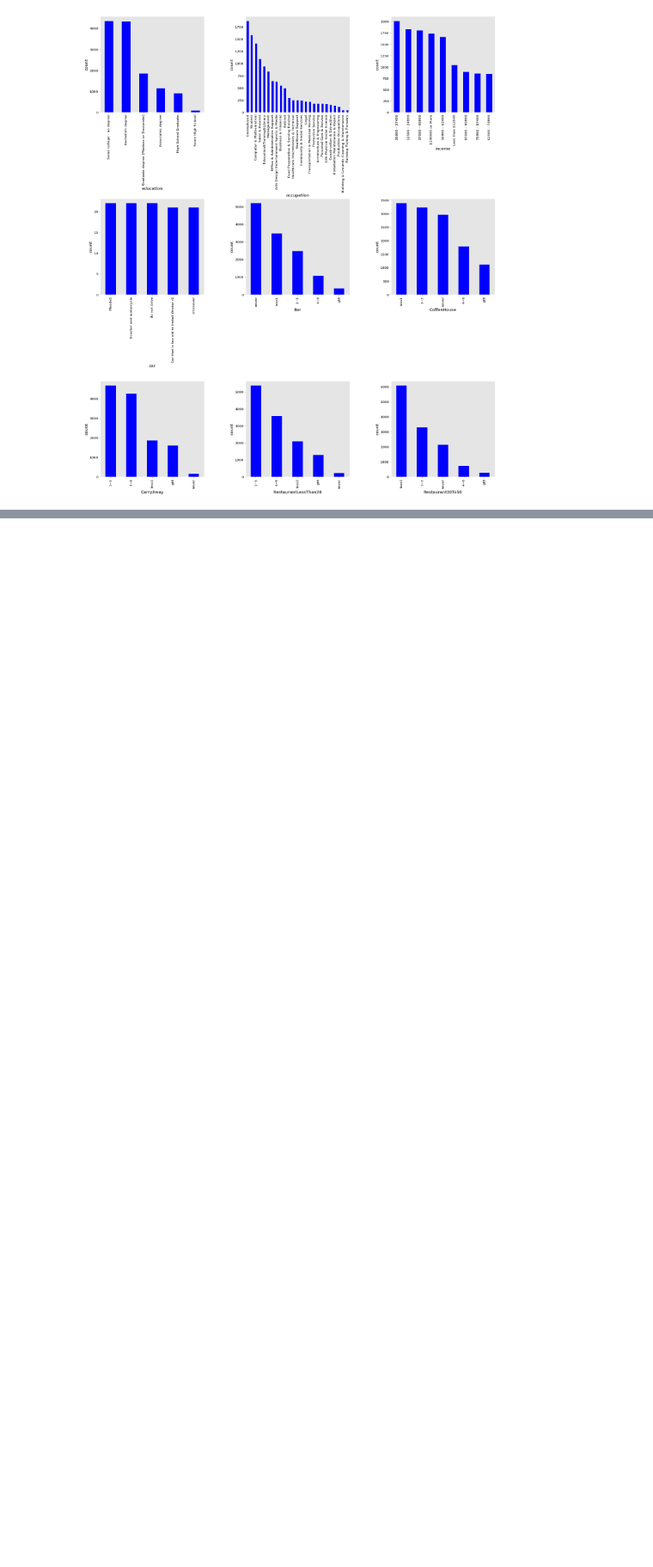
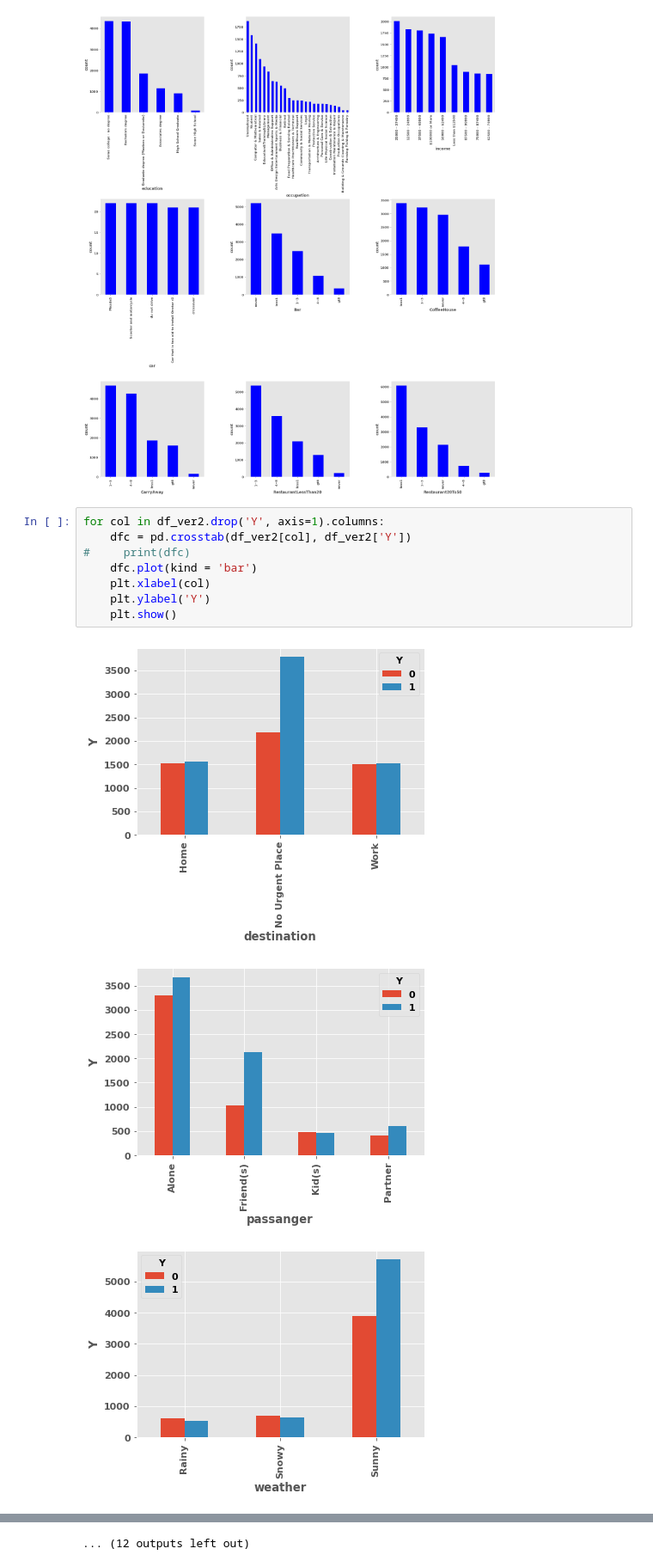
Before and after one commit to Ron256/GroupProjectMachLearning, a Jupyter notebook: GroupProject-in-vehicle-copoun-Recommendation.ipynb, the cells around one changed output, grey strips where cells are left out. Shown at 86% size. Saved outputs shown, nothing was run; the diff lists cells and outputs as text; blank space fills up the shorter version.

```diff
--- a/GroupProject-in-vehicle-copoun-Recommendation.ipynb
+++ b/GroupProject-in-vehicle-copoun-Recommendation.ipynb
@@ -301,3 +342,15 @@ for i in range(len(CategoricalRe)):
 plt.show()
 # %% [output]
 [figure]
+# %%
+for col in df_ver2.drop('Y', axis=1).columns:
+    dfc = pd.crosstab(df_ver2[col], df_ver2['Y'])
+#     print(dfc)
+    dfc.plot(kind = 'bar')
+    plt.xlabel(col)
+    plt.ylabel('Y')
+    plt.show()
+# %% [output]
+[figure, added]
+[figure, added]
+[figure, added]
@@ -303,0 +366 @@ plt.show()
+... (12 outputs left out)
```
Also changed, not shown: parts of 17 cells of this notebook.
